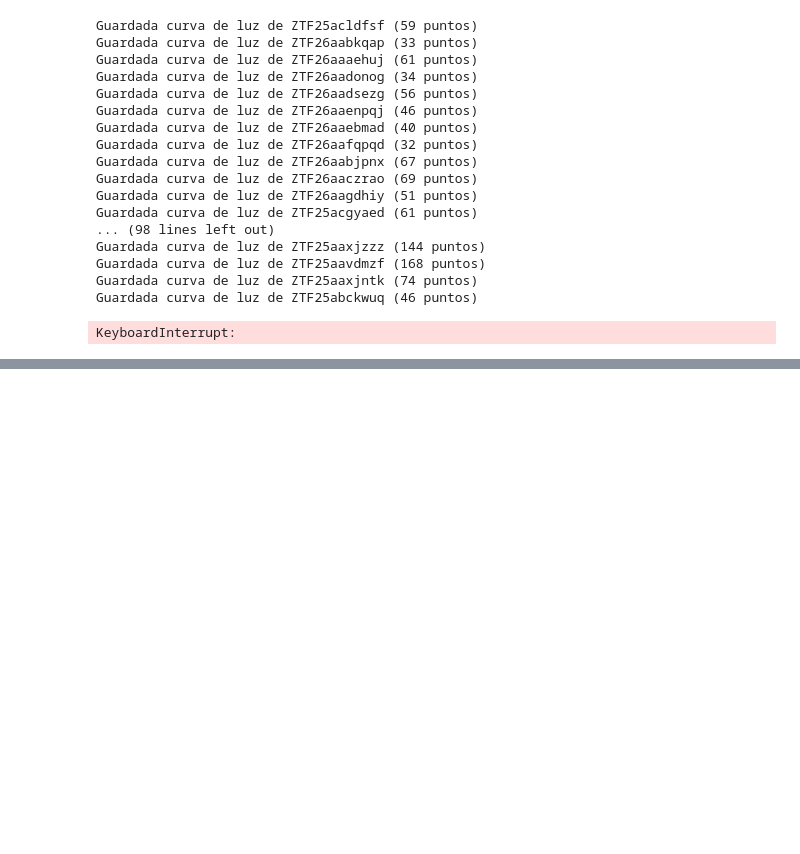
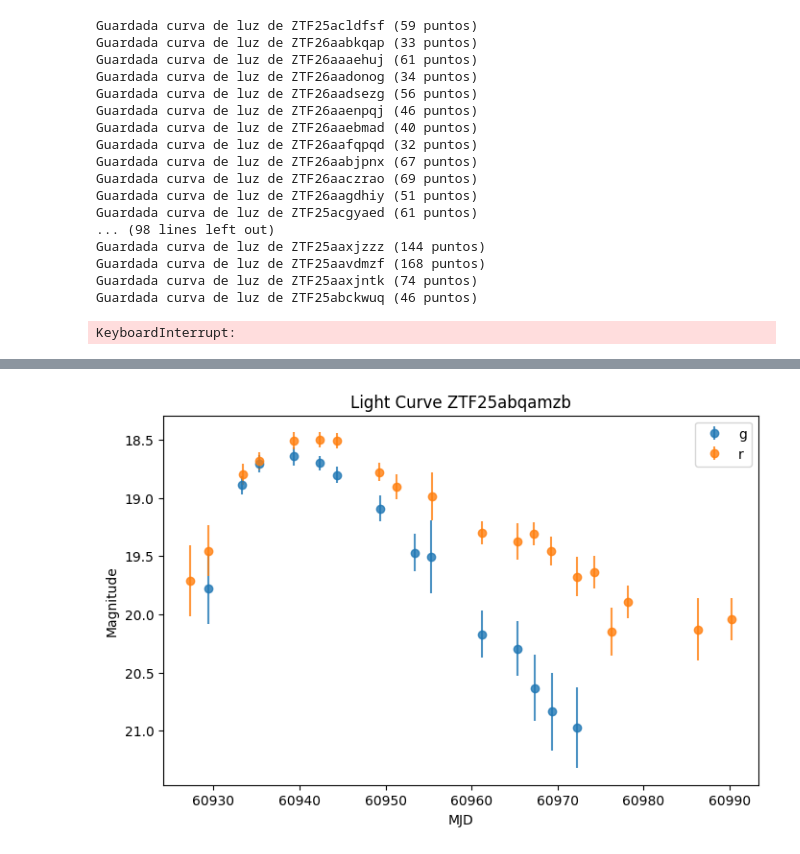
Before and after one commit to jurados/alercehackton2026, a Jupyter notebook: ZTF_candidates.ipynb, the cells around one changed output, grey strips where cells are left out. Cells and saved outputs as stored; diff of their text form; code cells hidden in the pictures; blank space fills up the shorter version.

```diff
--- a/ZTF_candidates.ipynb
+++ b/ZTF_candidates.ipynb
@@ -346,3 +358,38 @@ files.download(output_file)
+# %%
+import matplotlib.pyplot as plt
+
+g = det[det["fid"] == 1]
+r = det[det["fid"] == 2]
+
+plt.figure(figsize=(8,5))
+
+plt.errorbar(
+    g["mjd"],
+    g["magpsf"],
+    yerr=g["sigmapsf"],
+    fmt="o",
+    label="g",
+    alpha=0.8
+)
+
+plt.errorbar(
+    r["mjd"],
+    r["magpsf"],
+    yerr=r["sigmapsf"],
+    fmt="o",
+    label="r",
+    alpha=0.8
+)
+
+plt.gca().invert_yaxis()
+plt.xlabel("MJD")
+plt.ylabel("Magnitude")
+plt.title(f"Light Curve {oid_selected}")
+plt.legend()
+
+plt.show()
+# %% [output]
+[figure, added]
 # %%
 V = r + 0.44 * (g - r) - 0.02
 V = B - 1.04*(g-r) - 0.19
```
Also changed, not shown: parts of 2 cells of this notebook.
